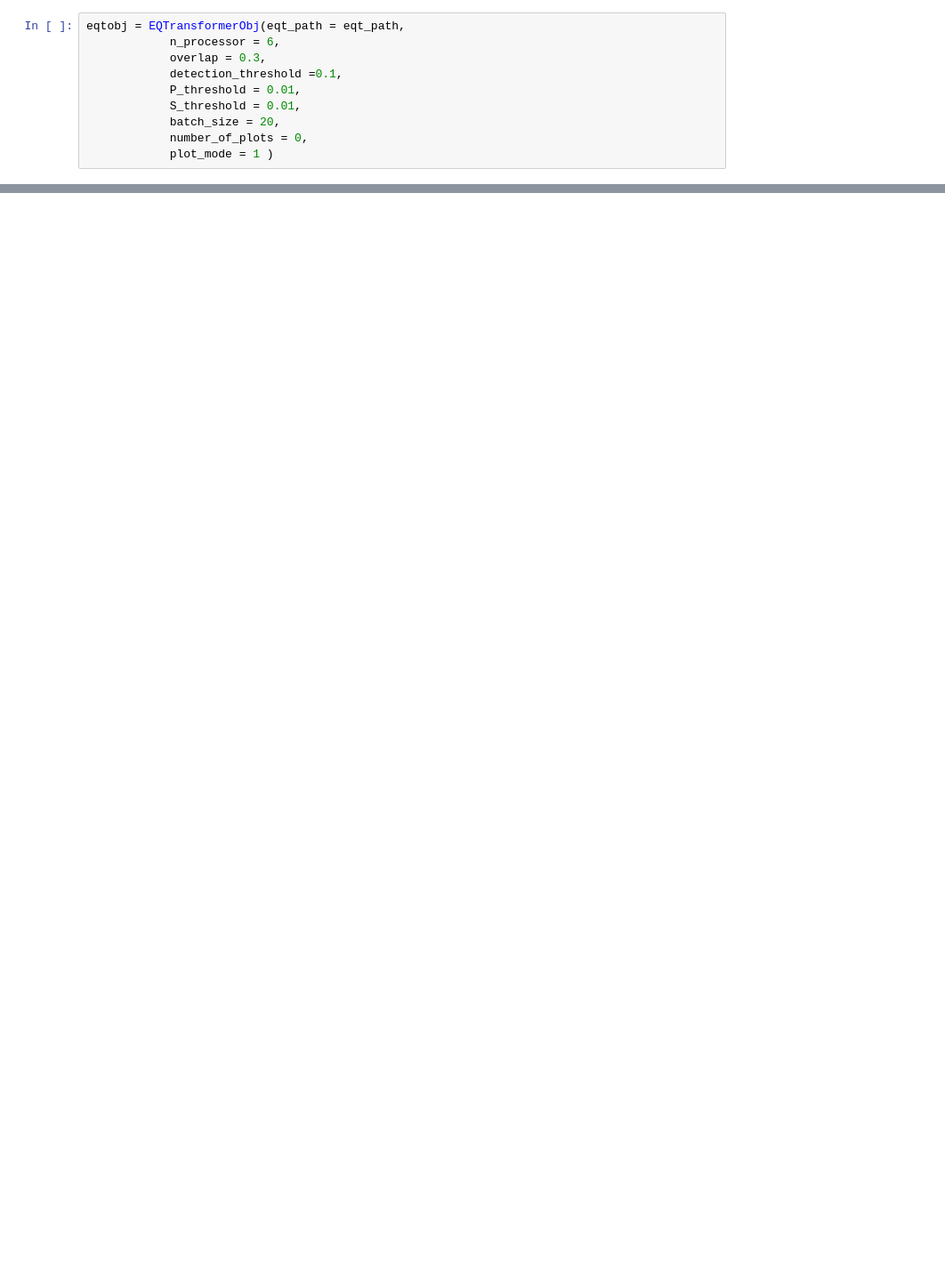
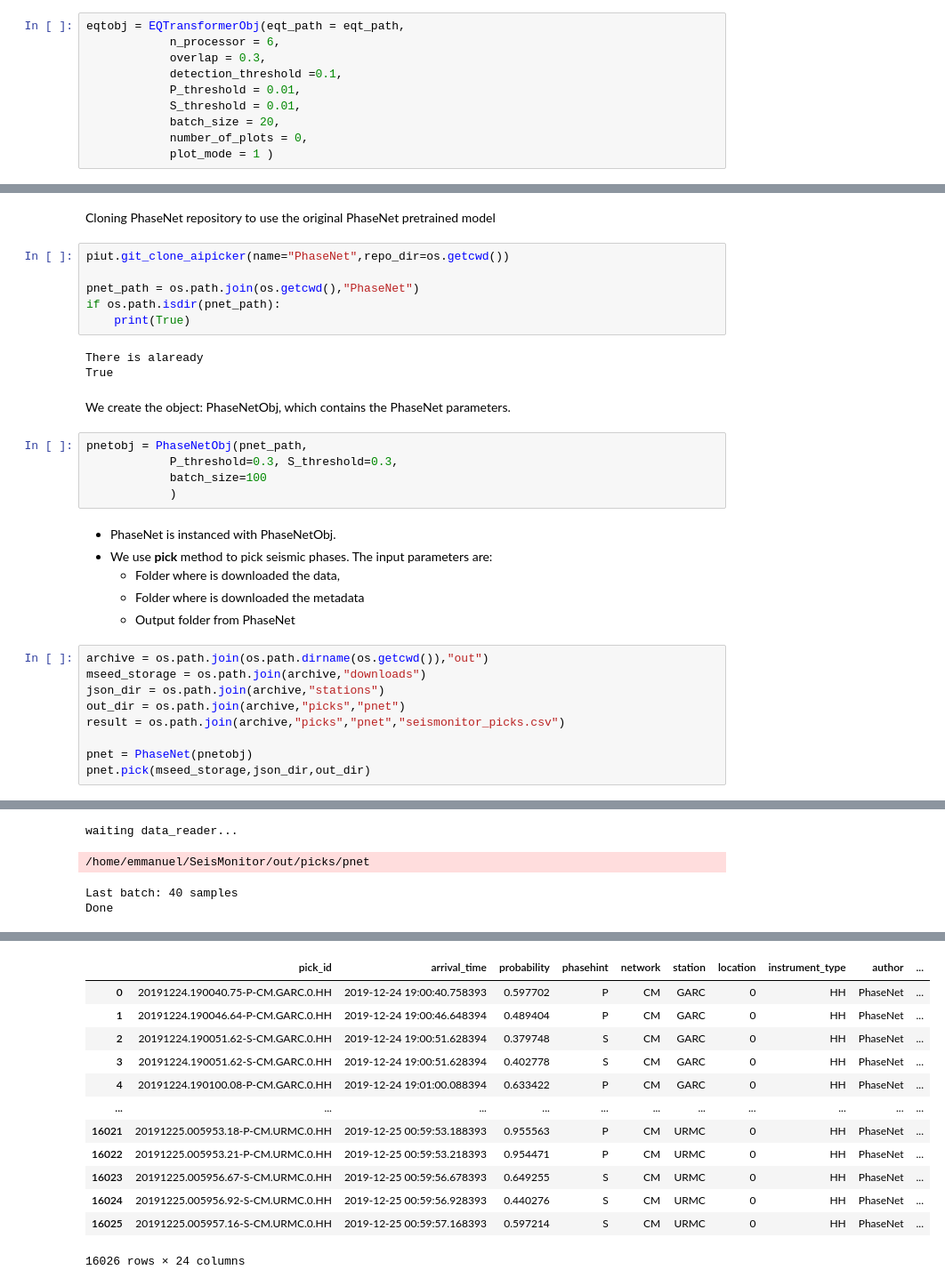
Before and after one commit to ecastillot/SeisMonitor, a Jupyter notebook: examples/2.picker.ipynb, the cells around one changed output, grey strips where cells are left out. Shown at 89% size. Cells and saved outputs as stored; diff of their text form; blank space fills up the shorter version.

```diff
--- a/examples/2.picker.ipynb
+++ b/examples/2.picker.ipynb
@@ -109,0 +167,34 @@ piut.eqt_picks_2_seismonitor_fmt(out_dir,mseed_storage,result)
+# %% [markdown]
+Cloning PhaseNet repository to use the original PhaseNet pretrained model
+# %%
+piut.git_clone_aipicker(name="PhaseNet",repo_dir=os.getcwd())
+
+pnet_path = os.path.join(os.getcwd(),"PhaseNet")
+if os.path.isdir(pnet_path):
+    print(True)
+# %% [output]
+There is alaready
+True
+# %% [markdown]
+We create the object: PhaseNetObj, which contains the PhaseNet parameters.
+# %%
+pnetobj = PhaseNetObj(pnet_path,
+            P_threshold=0.3, S_threshold=0.3,
+            batch_size=100
+            )
+# %% [markdown]
+- PhaseNet is instanced with PhaseNetObj.
+- We use **pick** method to pick seismic phases. The input parameters are:
+    - Folder where is downloaded the data,
+    - Folder where is downloaded the metadata
+    - Output folder from PhaseNet
+# %%
+archive = os.path.join(os.path.dirname(os.getcwd()),"out")
+mseed_storage = os.path.join(archive,"downloads")
+json_dir = os.path.join(archive,"stations")
+out_dir = os.path.join(archive,"picks","pnet")
+result = os.path.join(archive,"picks","pnet","seismonitor_picks.csv")
+
+pnet = PhaseNet(pnetobj)
+pnet.pick(mseed_storage,json_dir,out_dir)
+# %% [output]
@@ -109,0 +214,4 @@ piut.eqt_picks_2_seismonitor_fmt(out_dir,mseed_storage,result)
+waiting data_reader...
+/home/emmanuel/SeisMonitor/out/picks/pnet
+Last batch: 40 samples
+Done
@@ -109,0 +235,13 @@ piut.eqt_picks_2_seismonitor_fmt(out_dir,mseed_storage,result)
+|  | pick_id | arrival_time | probability | phasehint | network | station | location | instrument_type | author | ... |
+| 0 | 20191224.190040.75-P-CM.GARC.0.HH | 2019-12-24 19:00:40.758393 | 0.597702 | P | CM | GARC | 0 | HH | PhaseNet | ... |
+| 1 | 20191224.190046.64-P-CM.GARC.0.HH | 2019-12-24 19:00:46.648394 | 0.489404 | P | CM | GARC | 0 | HH | PhaseNet | ... |
+| 2 | 20191224.190051.62-S-CM.GARC.0.HH | 2019-12-24 19:00:51.628394 | 0.379748 | S | CM | GARC | 0 | HH | PhaseNet | ... |
+| 3 | 20191224.190051.62-S-CM.GARC.0.HH | 2019-12-24 19:00:51.628394 | 0.402778 | S | CM | GARC | 0 | HH | PhaseNet | ... |
+| 4 | 20191224.190100.08-P-CM.GARC.0.HH | 2019-12-24 19:01:00.088394 | 0.633422 | P | CM | GARC | 0 | HH | PhaseNet | ... |
+| ... | ... | ... | ... | ... | ... | ... | ... | ... | ... | ... |
+| 16021 | 20191225.005953.18-P-CM.URMC.0.HH | 2019-12-25 00:59:53.188393 | 0.955563 | P | CM | URMC | 0 | HH | PhaseNet | ... |
+| 16022 | 20191225.005953.21-P-CM.URMC.0.HH | 2019-12-25 00:59:53.218393 | 0.954471 | P | CM | URMC | 0 | HH | PhaseNet | ... |
+| 16023 | 20191225.005956.67-S-CM.URMC.0.HH | 2019-12-25 00:59:56.678393 | 0.649255 | S | CM | URMC | 0 | HH | PhaseNet | ... |
+| 16024 | 20191225.005956.92-S-CM.URMC.0.HH | 2019-12-25 00:59:56.928393 | 0.440276 | S | CM | URMC | 0 | HH | PhaseNet | ... |
+| 16025 | 20191225.005957.16-S-CM.URMC.0.HH | 2019-12-25 00:59:57.168393 | 0.597214 | S | CM | URMC | 0 | HH | PhaseNet | ... |
+16026 rows × 24 columns
```
Also changed, not shown: parts of 12 cells of this notebook, 8 other files.
